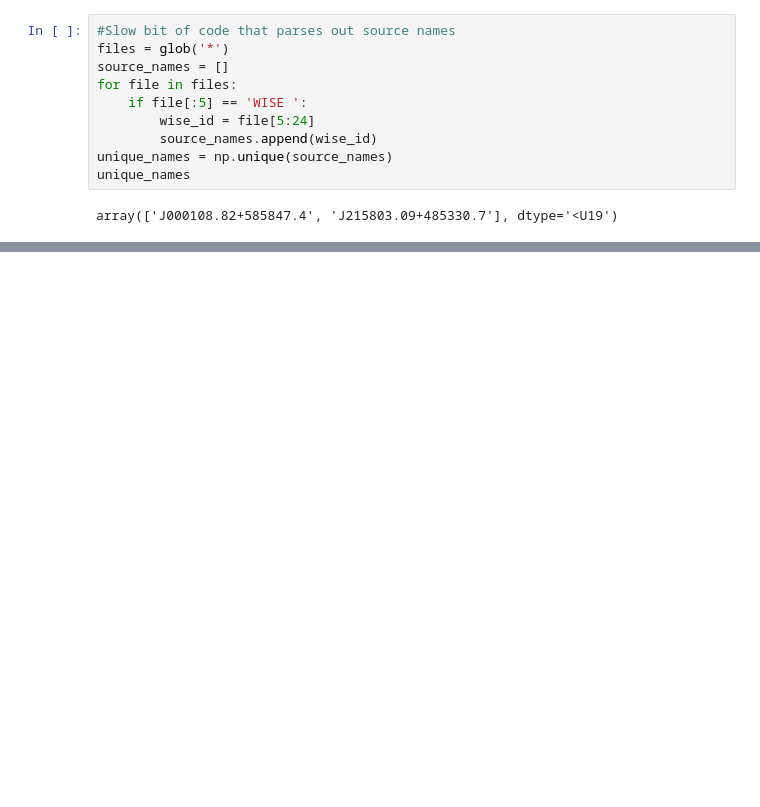
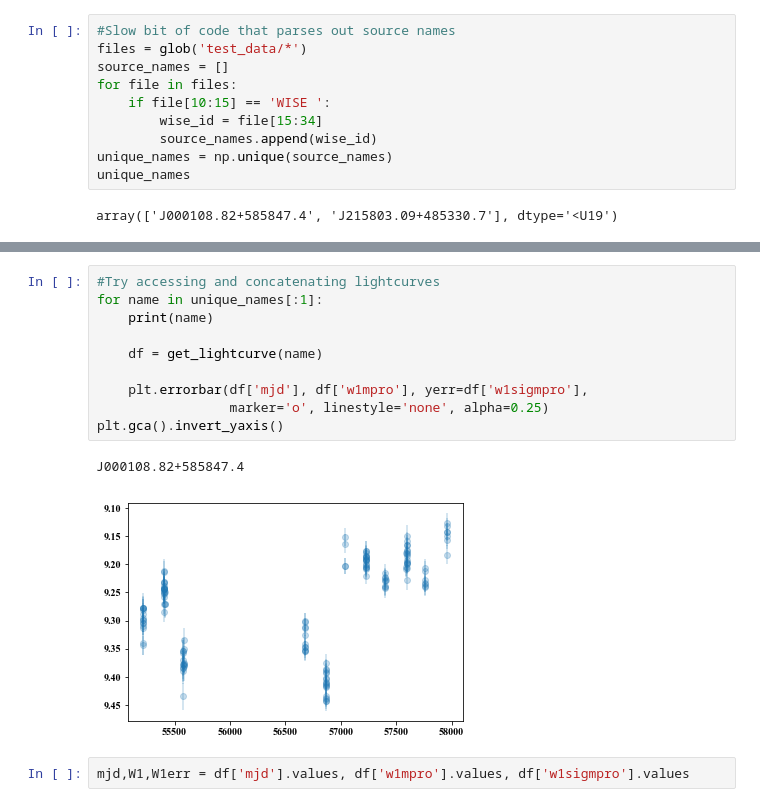
Before and after one commit to tzdwi/GaiaSprintMassive, a Jupyter notebook: code/gaussian_process.ipynb, the cells around one changed output, grey strips where cells are left out. Saved outputs shown, nothing was run; the diff lists cells and outputs as text; blank space fills up the shorter version.

```diff
--- a/code/gaussian_process.ipynb
+++ b/code/gaussian_process.ipynb
@@ -6,11 +8,11 @@ from matplotlib import pyplot as plt
 %matplotlib inline
 # %%
 #Slow bit of code that parses out source names
-files = glob('*')
+files = glob('test_data/*')
 source_names = []
 for file in files:
-    if file[:5] == 'WISE ':
-        wise_id = file[5:24]
+    if file[10:15] == 'WISE ':
+        wise_id = file[15:34]
         source_names.append(wise_id)
 unique_names = np.unique(source_names)
 unique_names
@@ -47,0 +68,15 @@ J215803.09+485330.7
+# %%
+#Try accessing and concatenating lightcurves
+for name in unique_names[:1]:
+    print(name)
+
+    df = get_lightcurve(name)
+
+    plt.errorbar(df['mjd'], df['w1mpro'], yerr=df['w1sigmpro'],
+                 marker='o', linestyle='none', alpha=0.25)
+plt.gca().invert_yaxis()
+# %% [output]
+J000108.82+585847.4
+[figure, added]
+# %%
+mjd,W1,W1err = df['mjd'].values, df['w1mpro'].values, df['w1sigmpro'].values
```
Also changed, not shown: parts of 18 cells of this notebook, 2 other files.
